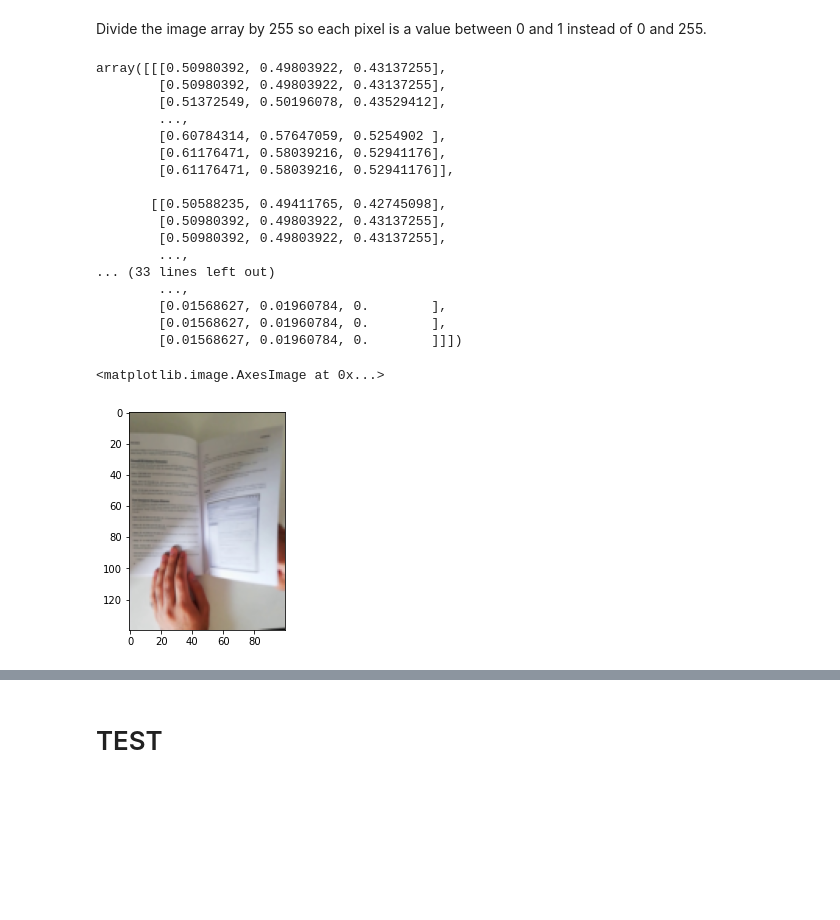
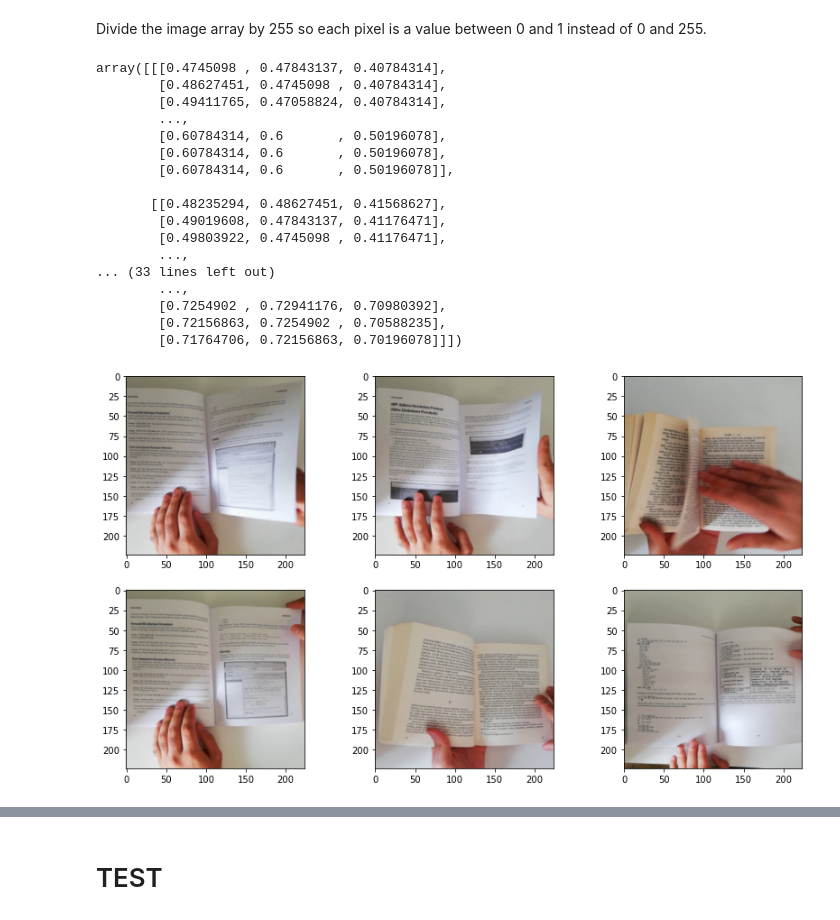
Before and after one commit to c-woo/MonReader, a Jupyter notebook: Untitled.ipynb, the cells around one changed output, grey strips where cells are left out. Saved outputs shown, nothing was run; the diff lists cells and outputs as text; code cells hidden in the pictures; blank space fills up the shorter version.

```diff
--- a/Untitled.ipynb
+++ b/Untitled.ipynb
@@ -62,8 +62,11 @@ for img in os.listdir(test_nf):
 # %% [markdown]
 I'll be doing image augmentation on one picture before applying the transformations to the training set.
 # %%
-## use a training picture to test transformation on
+## use a couple training pictures to test transformation on
 
-testpic = train_flip[0]
-plt.imshow(testpic)
+testpics = [train_flip[0], train_flip[140], train_flip[402], train_notflip[0], train_notflip[350], train_notflip[1000]]
+plt.figure(figsize=(14, 8))
+for i in range(6):
+    ax = plt.subplot(2, 3, i+1)
+    plt.imshow(testpics[i])
 # %% [output]
@@ -78,6 +80,9 @@ Most of the pictures have a lot of dead space on the bottom below the book so I'
 # %%
 ## crop picture
 
-cropped = testpic[100:1550]
-plt.imshow(cropped)
+testpics = [x[150:1500] for x in testpics]
+plt.figure(figsize=(14, 8))
+for i in range(6):
+    ax = plt.subplot(2, 3, i+1)
+    plt.imshow(testpics[i])
 # %% [output]
@@ -104,33 +118,36 @@ Divide the image array by 255 so each pixel is a value between 0 and 1 instead o
 # %%
 ## making sure the numbers got divided correctly
 
-cropped = cropped/255
-cropped
+testpics = [x/255 for x in testpics]
+testpics[0]
 # %% [output]
-array([[[0.50980392, 0.49803922, 0.43137255],
-        [0.50980392, 0.49803922, 0.43137255],
-        [0.51372549, 0.50196078, 0.43529412],
+array([[[0.4745098 , 0.47843137, 0.40784314],
+        [0.48627451, 0.4745098 , 0.40784314],
+        [0.49411765, 0.47058824, 0.40784314],
         ...,
-        [0.60784314, 0.57647059, 0.5254902 ],
-        [0.61176471, 0.58039216, 0.52941176],
-        [0.61176471, 0.58039216, 0.52941176]],
+        [0.60784314, 0.6       , 0.50196078],
+        [0.60784314, 0.6       , 0.50196078],
+        [0.60784314, 0.6       , 0.50196078]],
 
-       [[0.50588235, 0.49411765, 0.42745098],
-        [0.50980392, 0.49803922, 0.43137255],
-        [0.50980392, 0.49803922, 0.43137255],
+       [[0.48235294, 0.48627451, 0.41568627],
+        [0.49019608, 0.47843137, 0.41176471],
+        [0.49803922, 0.4745098 , 0.41176471],
         ...,
 ... (33 lines left out)
         ...,
-        [0.01568627, 0.01960784, 0.        ],
-        [0.01568627, 0.01960784, 0.        ],
-        [0.01568627, 0.01960784, 0.        ]]])
+        [0.7254902 , 0.72941176, 0.70980392],
+        [0.72156863, 0.7254902 , 0.70588235],
+        [0.71764706, 0.72156863, 0.70196078]]])
 # %%
 ## test resizing image
 
-plt.imshow(resize(cropped, (140, 100)))
+testpics = [resize(x, (224, 224)) for x in testpics]
+plt.figure(figsize=(14, 8))
+for i in range(6):
+    ax = plt.subplot(2, 3, i+1)
+    plt.imshow(testpics[i])
 # %% [output]
-<matplotlib.image.AxesImage at 0x...>
-[figure, old version]
+[figure, new version]
 # %%
 ## rotate the images by a random degree between 0 and 180
 
```
Also changed, not shown: parts of 41 cells of this notebook.
